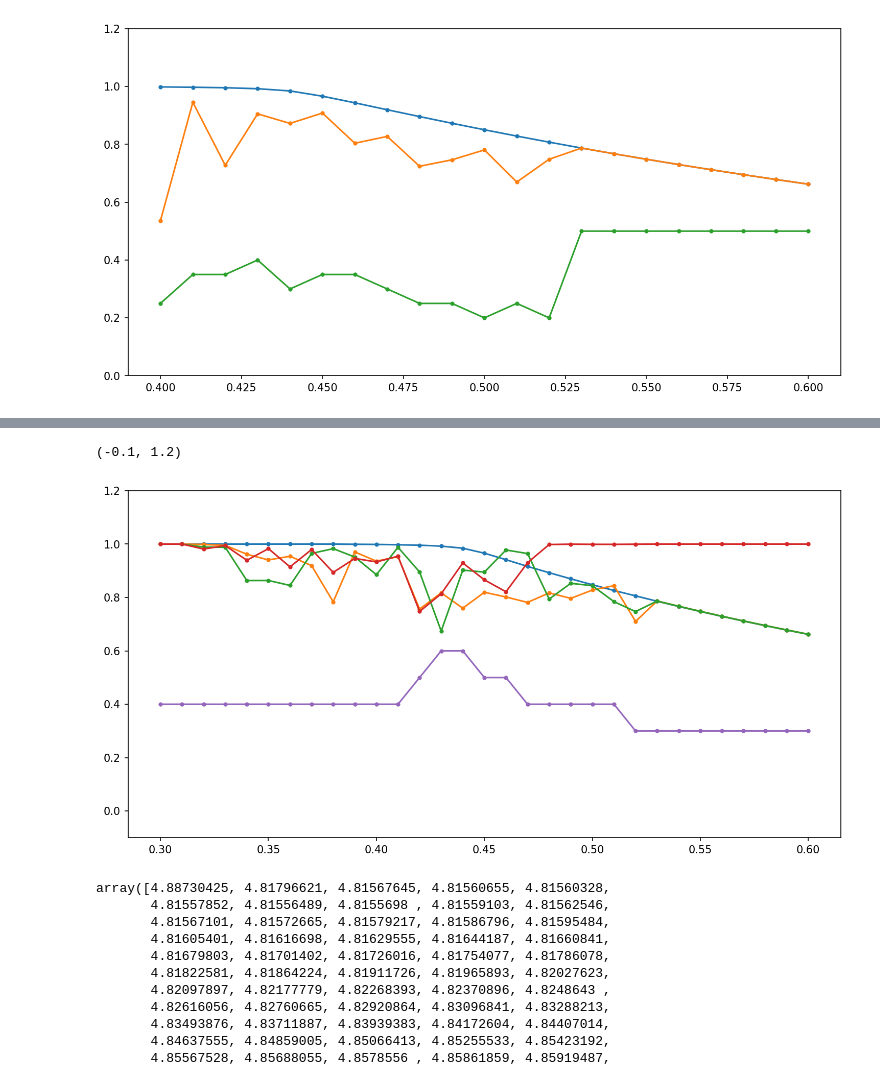
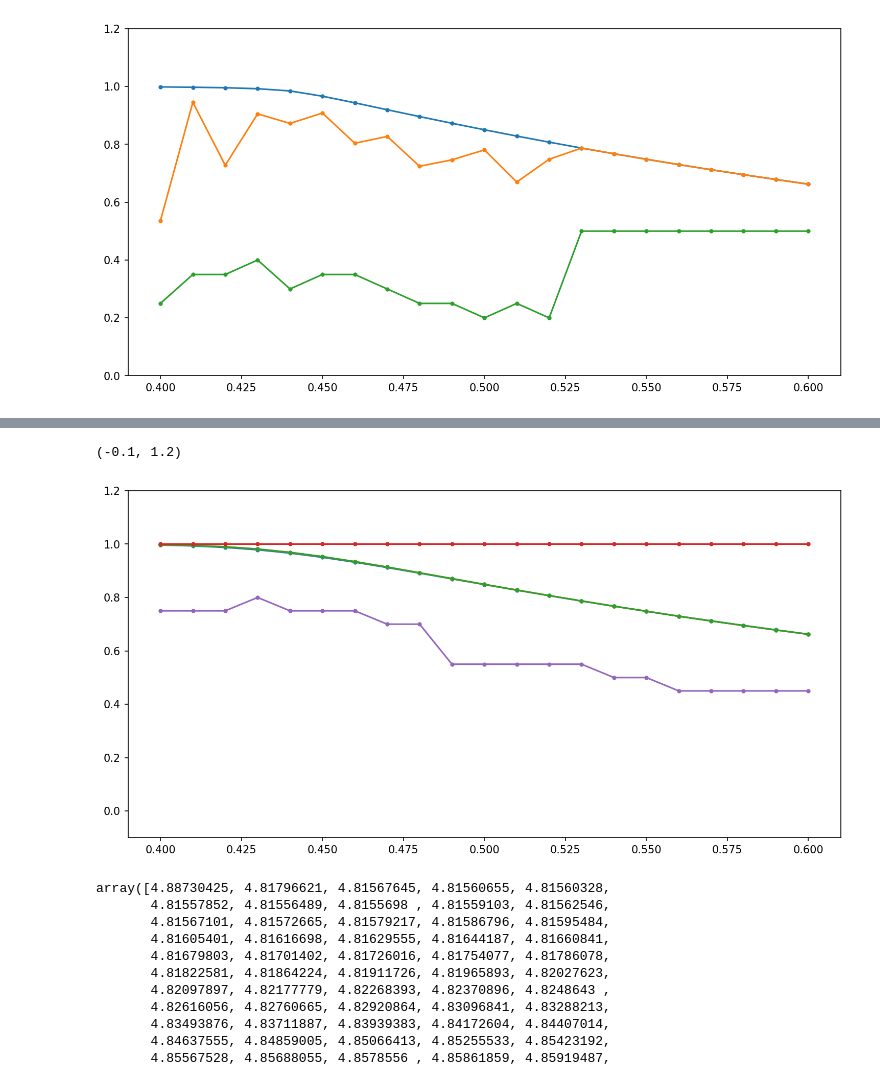
Before and after one commit to Zhuan-pitt/Toric_Code, a Jupyter notebook: two_site_update.ipynb, the cells around one changed output, grey strips where cells are left out. Cells and saved outputs as stored; diff of their text form; code cells hidden in the pictures.

Commit message:
two site bug fixed

```diff
--- a/two_site_update.ipynb
+++ b/two_site_update.ipynb
@@ -8,0 +72,12 @@ import funcs
+# %%
+#MPS_two_site.update_MPS2(1)
+s0 =np.diag(MPS_two_site.MPS2r.s[0])
+s1 =np.diag(MPS_two_site.MPS2r.s[1])
+
+T1 = funcs.row_contract33(funcs.row_contract32(MPS_two_site.MPS2l.B[0],s1),MPS_two_site.MPS2r.B[1])
+T2 = funcs.row_contract33(funcs.row_contract23(s0,MPS_two_site.MPS2r.B[0]),MPS_two_site.MPS2r.B[1])
+
+print(np.linalg.norm(T1-T2))
+T3 = MPS_two_site.new_tensor(0).conj()
+
+print(np.linalg.norm(T1/T1[0,0,0,0]-T3/T3[0,0,0,0])/np.linalg.norm(T1/T1[0,0,0,0]))
@@ -8,0 +148,3 @@ import funcs
+# %%
+trans = MPS.transfer_matrix()
+lam,v = linalg.eigs(trans,2)
@@ -23,8 +192,10 @@ for h in np.arange(0.4,0.6,0.01):
     B = np.zeros([1,1,4])
     B[0,0] =(linalg.expm(h*Z)).reshape([4,])
     MPS = iMPS.iMPS()
+    MPS.svd_threshold =1e-10
+    MPS.max_bond=20
     MPS.construct_from_tensor_list([B,B])
-    MPS.svd_threshold =1e-10
+
     trans = funcs.single_trans(h1=h1,h2=h2)
 
     MPO = iMPS.iMPO()
@@ -45,9 +216,9 @@ for h in np.arange(0.4,0.6,0.01):
     MPO = iMPS.iMPO()
     MPO.construct_from_tensor_list([trans,trans])"""
 
-    MPS_two_site = iMPS.MPS_power_method_twosite_update(MPS,MPO,20)
+    MPS_two_site = iMPS.MPS_twosite_update(MPS,MPO,20)
     MPS_two_site.init_MPS2()
-    MPS_two_site.MPS2.svd_threshold=1e-6
+    MPS_two_site.MPS2.svd_threshold=1e-10
     MPS_two_site.MPS2 = copy.deepcopy(MPS)
 
 
@@ -454,18 +635,18 @@ print(np.abs(lam2s))
 # %%
 pyplot.figure(figsize=(12,6),dpi = 150)
 #rng = np.arange(0.42,0.5,0.001)
 #pyplot.plot(rng,k*rng+d)
 #pyplot.plot(np.arange(0.4,0.5,0.001),lam1s,'.-',label = '$\langle X \\rangle$')
-pyplot.plot(np.arange(0.3,0.61,0.01),lam4s,'.-',label = '$\langle \\bar{X}\\rangle$')
+pyplot.plot(np.arange(0.4,0.61,0.01),lam4s,'.-',label = '$\langle \\bar{X}\\rangle$')
 #pyplot.plot(np.arange(0.3,0.61,0.01),np.array(lam3s),'.-',label = '$\langle \\bar{X}\\rangle$')
-pyplot.plot(np.arange(0.3,0.61,0.01),np.array(lam1s),'.-',label = '$\langle \\bar{X}\\rangle$')
-pyplot.plot(np.arange(0.3,0.61,0.01),np.array(lam2s),'.-',label = '$\langle \\bar{X}\\rangle$')
-pyplot.plot(np.arange(0.3,0.61,0.01),np.array(lam3s),'.-',label = '$\langle \\bar{X}\\rangle$')
-pyplot.plot(np.arange(0.3,0.61,0.01),np.array(dims)/20,'.-',label = '$\langle \\bar{X}\\rangle$')
+pyplot.plot(np.arange(0.4,0.61,0.01),np.array(lam1s),'.-',label = '$\langle \\bar{X}\\rangle$')
+pyplot.plot(np.arange(0.4,0.61,0.01),np.array(lam2s),'.-',label = '$\langle \\bar{X}\\rangle$')
+pyplot.plot(np.arange(0.4,0.61,0.01),np.array(lam3s),'.-',label = '$\langle \\bar{X}\\rangle$')
+pyplot.plot(np.arange(0.4,0.61,0.01),np.array(dims)/20,'.-',label = '$\langle \\bar{X}\\rangle$')
 pyplot.ylim([-0.1,1.2])
 # %% [output]
 (-0.1, 1.2)
-[figure, old version]
+[figure, new version]
 # %%
 np.abs(MPS_two_site.overs)
 # %% [output]
```
Also changed, not shown: parts of 19 cells of this notebook, 4 other files.
